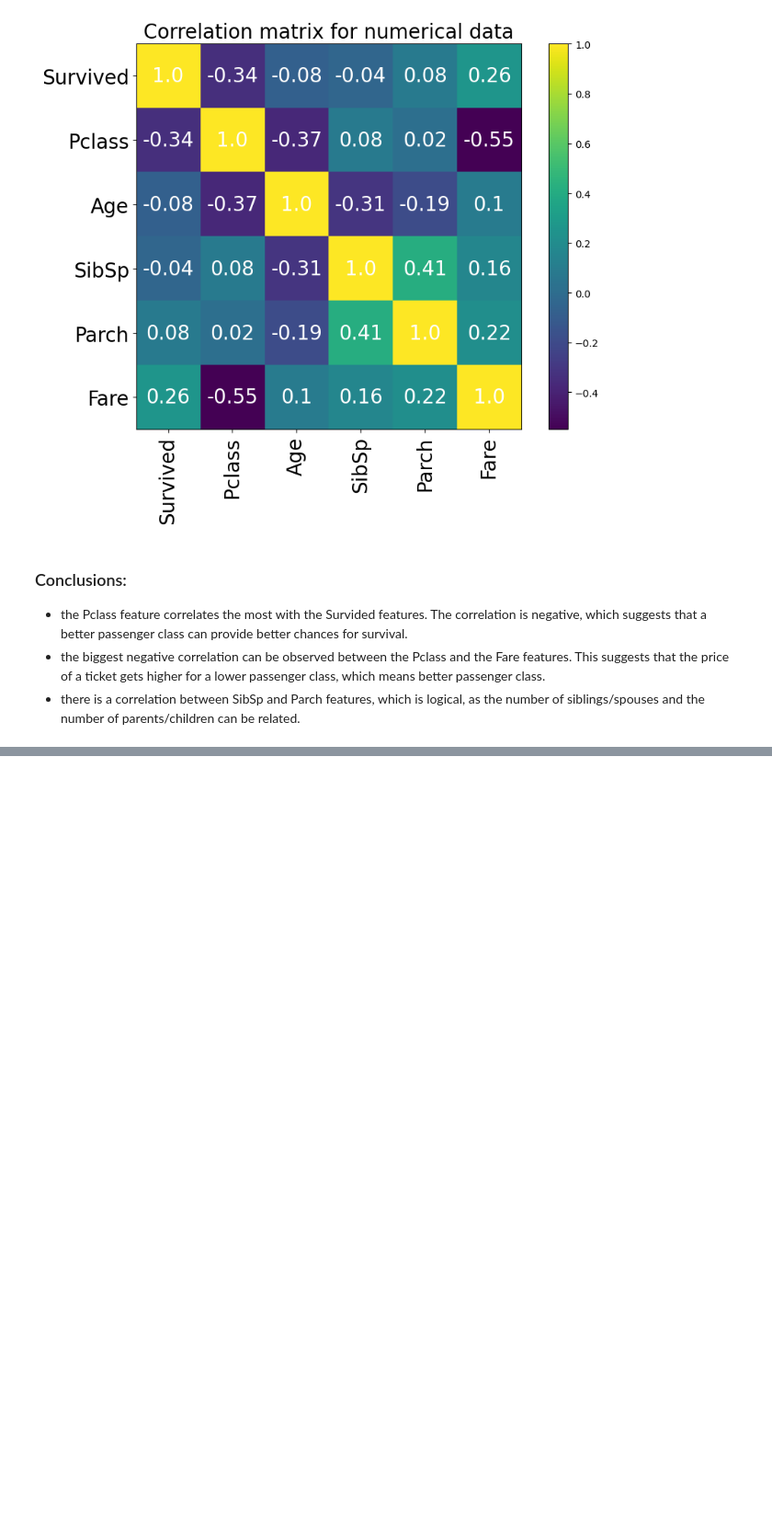
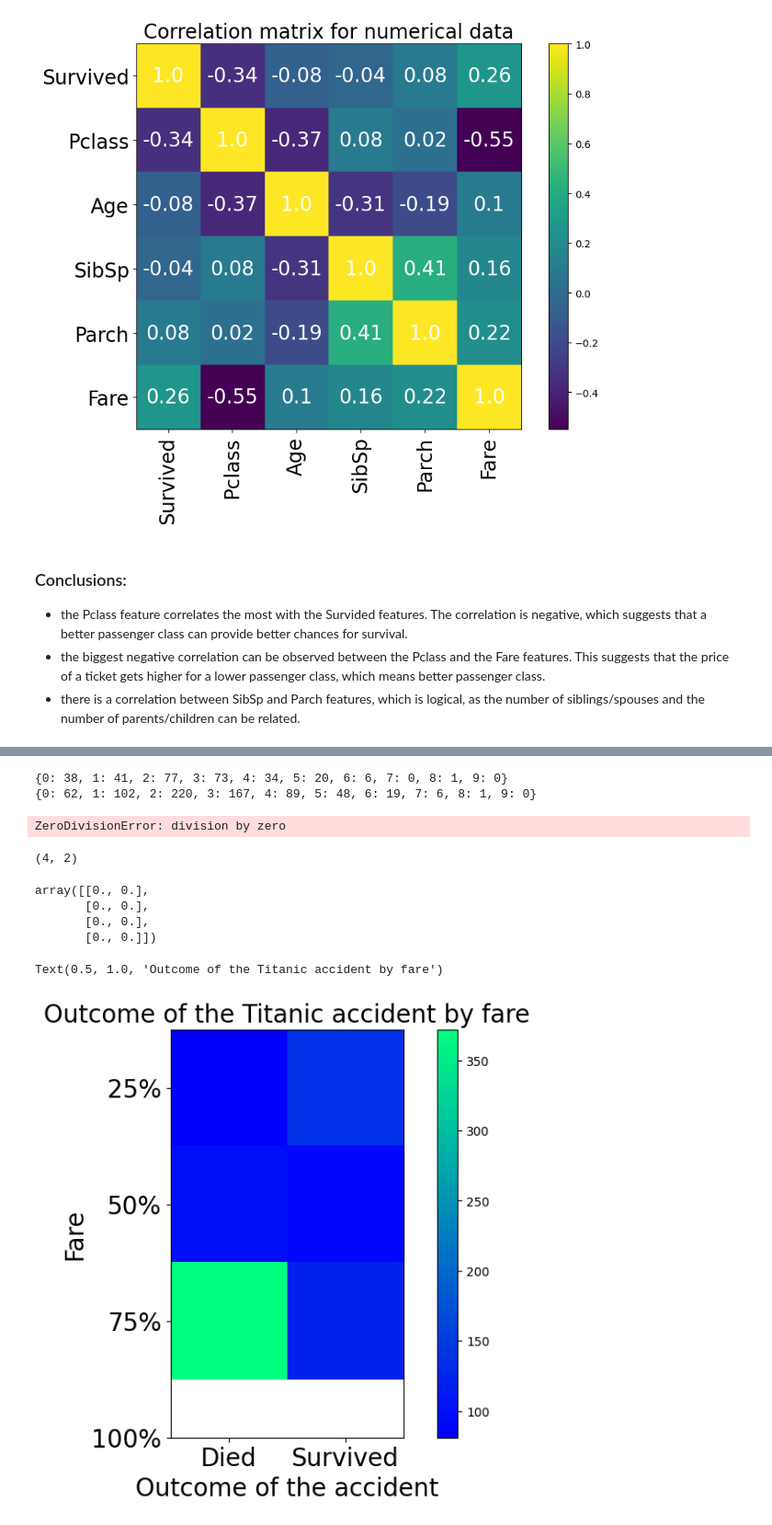
Before and after one commit to jvrErvin/python_learning, a Jupyter notebook: 6_exploratory_data_analysis_eda/titanic_eda.ipynb, the cells around one changed output, grey strips where cells are left out. Shown at 92% size. Drawn from its saved outputs; the diff is of its cells as text; code cells hidden in the pictures; blank space fills up the shorter version.

Commit message:
titanic-eda.ipynb homework

```diff
--- a/6_exploratory_data_analysis_eda/titanic_eda.ipynb
+++ b/6_exploratory_data_analysis_eda/titanic_eda.ipynb
@@ -283,0 +296,49 @@ plt.show()
+# %%
+#we know that the oldest person is about 90 years old, and the youngest is a baby
+age_survived_dict = {} # 0 = 1,2,3,4,5,6,7,8,9; 1 =10,11,12,13,14 ....
+age_sum_dict = {}
+age_survived_percent_dict = {}
+for num in range(10):
+    age_survived_dict[num] = 0
+    age_sum_dict[num] = 0
+    age_survived_percent_dict[num] = 0
+
+for index, row in df_age_death.iterrows():
+    age = row['Age']
+    survived = row['Survived']
+
+    age_sum_dict[age // 10] += 1
+
+    if survived == 1:
+        age_survived_dict[age // 10] += 1
+
+print(age_survived_dict)
+print(age_sum_dict)
+
+for num in range(10):
+    age_survived_percent_dict[num] = age_survived_dict[num] / age_sum_dict[num] * 100
+
+print(age_survived_percent_dict)
+# %% [output]
+{0: 38, 1: 41, 2: 77, 3: 73, 4: 34, 5: 20, 6: 6, 7: 0, 8: 1, 9: 0}
+{0: 62, 1: 102, 2: 220, 3: 167, 4: 89, 5: 48, 6: 19, 7: 6, 8: 1, 9: 0}
+ZeroDivisionError: division by zero
+# %%
+"""
+fare:
+    25% = 7.9
+    50% = 14.5
+    75% = 31.0
+"""
+
+fare_classes = 4
+died_survive_by_fare = [np.zeros(2) for i in range(fare_classes)]
+died_survive_by_fare = np.array(died_survive_by_fare)
+print(died_survive_by_fare.shape)
+died_survive_by_fare
+# %% [output]
+(4, 2)
+array([[0., 0.],
+       [0., 0.],
+       [0., 0.],
+       [0., 0.]])
@@ -283,0 +359,14 @@ plt.show()
+# %%
+fig, ax = plt.subplots(figsize=(10,6))
+im = plt.imshow(died_survive, cmap='winter')
+cbar = ax.figure.colorbar(im)
+ax.set_xticks(np.arange(2))
+ax.set_xticklabels(['Died', 'Survived'], fontsize=20)
+ax.set_yticks(np.arange(4))
+ax.set_yticklabels(['25%', '50%', '75%', '100%'], fontsize=20)
+ax.set_ylabel('Fare', fontsize = 20)
+ax.set_xlabel('Outcome of the accident', fontsize = 20)
+ax.set_title('Outcome of the Titanic accident by fare', fontsize = 20)
+# %% [output]
+Text(0.5, 1.0, 'Outcome of the Titanic accident by fare')
+[figure, added]
```
Also changed, not shown: parts of 2 cells of this notebook.
